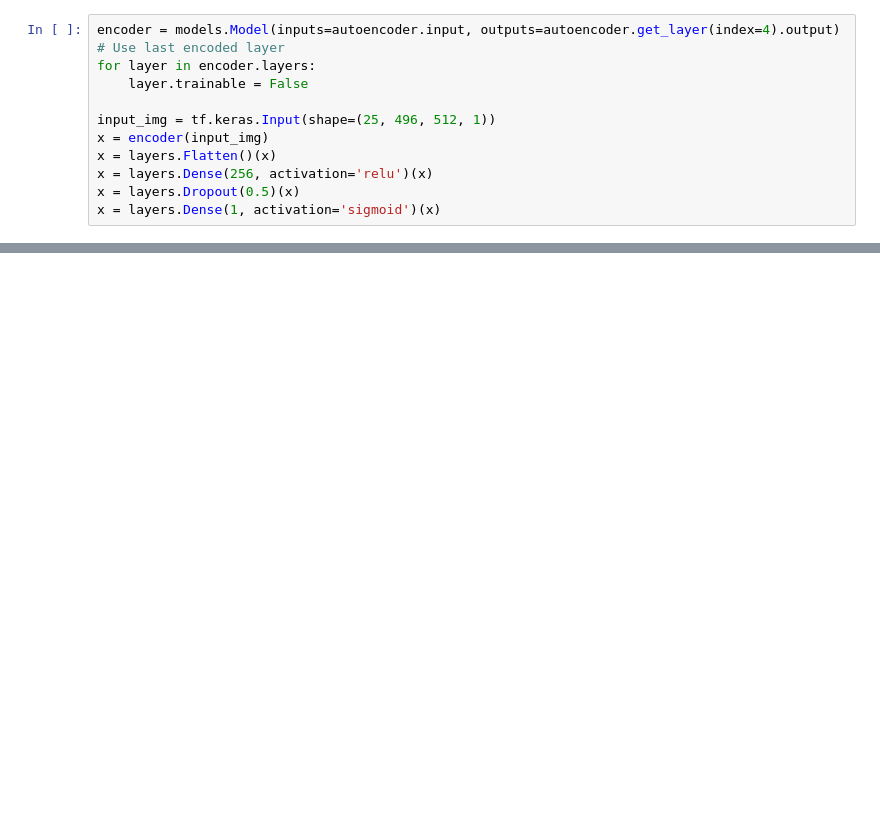
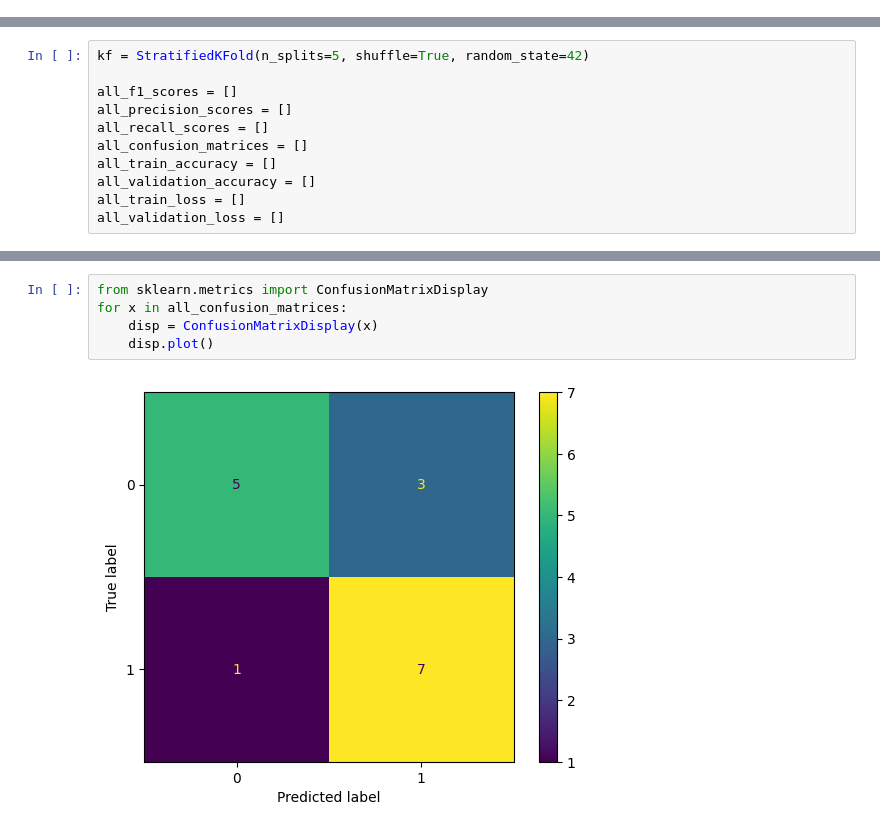
Before and after one commit to Hazim-T/OCT-ML, a Jupyter notebook: training.ipynb, the cells around one changed output, grey strips where cells are left out. Cells and saved outputs as stored; diff of their text form; blank space fills up the shorter version.

```diff
--- a/training.ipynb
+++ b/training.ipynb
@@ -81,11 +170,0 @@ Epoch 1/10
-# %%
-encoder = models.Model(inputs=autoencoder.input, outputs=autoencoder.get_layer(index=4).output)  # Use last encoded layer
-for layer in encoder.layers:
-    layer.trainable = False
-
-input_img = tf.keras.Input(shape=(25, 496, 512, 1))
-x = encoder(input_img)
-x = layers.Flatten()(x)
-x = layers.Dense(256, activation='relu')(x)
-x = layers.Dropout(0.5)(x)
-x = layers.Dense(1, activation='sigmoid')(x)
@@ -96,0 +228,11 @@ model.fit(eyes, labels, epochs=10, batch_size=8, shuffle=True)
+# %%
+kf = StratifiedKFold(n_splits=5, shuffle=True, random_state=42)
+
+all_f1_scores = []
+all_precision_scores = []
+all_recall_scores = []
+all_confusion_matrices = []
+all_train_accuracy = []
+all_validation_accuracy = []
+all_train_loss = []
+all_validation_loss = []
@@ -96,0 +424,7 @@ model.fit(eyes, labels, epochs=10, batch_size=8, shuffle=True)
+# %%
+from sklearn.metrics import ConfusionMatrixDisplay
+for x in all_confusion_matrices:
+    disp = ConfusionMatrixDisplay(x)
+    disp.plot()
+# %% [output]
+[figure, added]
```
Also changed, not shown: parts of 24 cells of this notebook.
